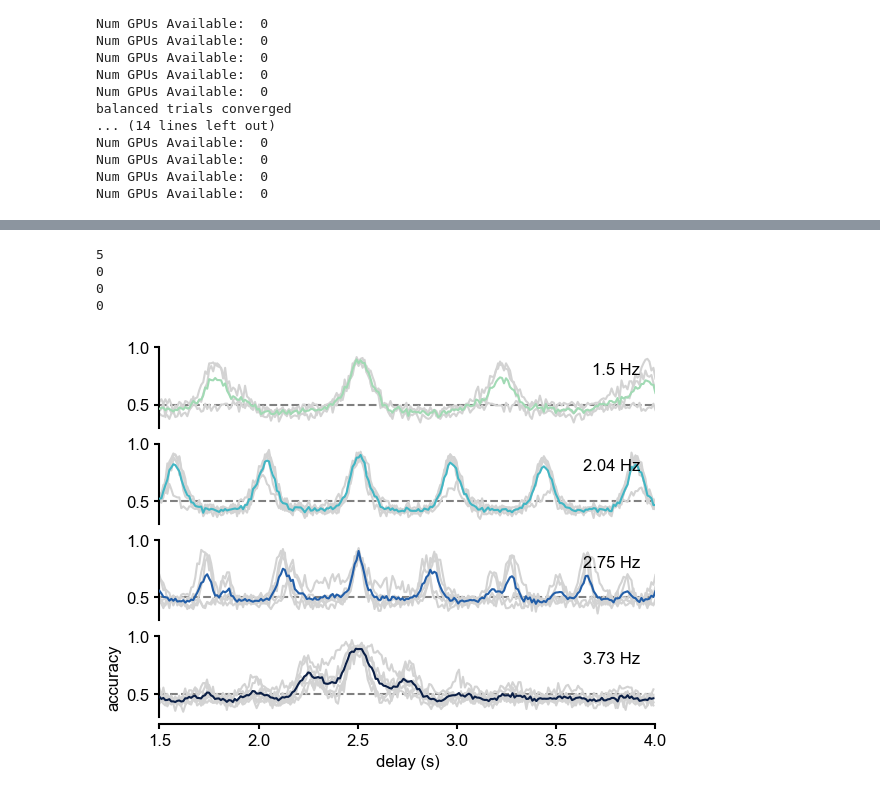
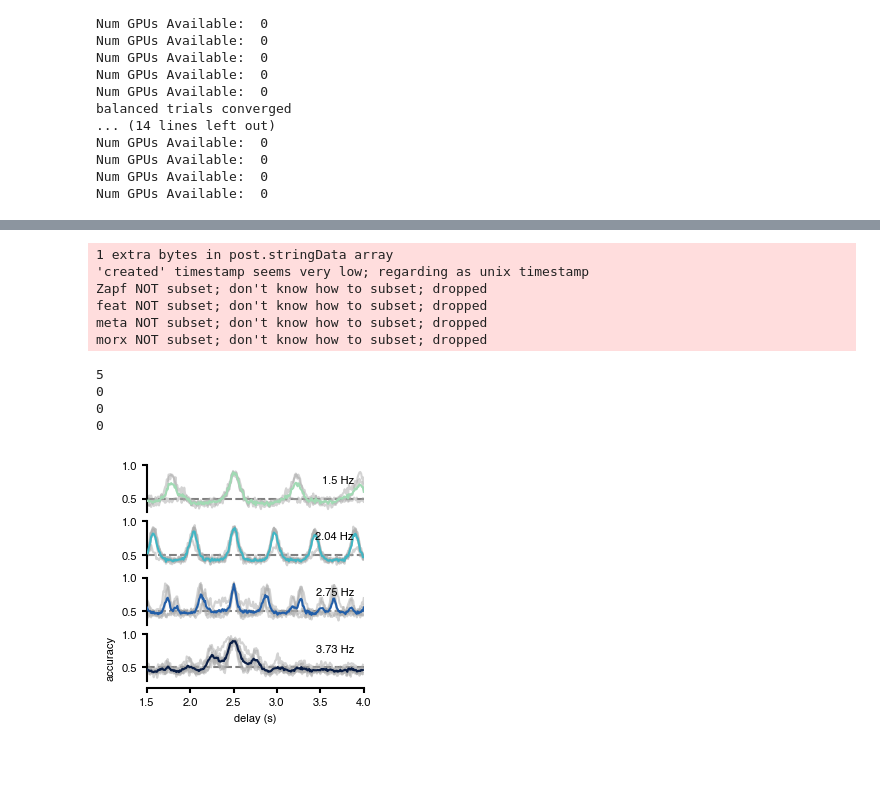
Before and after one commit to mackelab/sequence-memory, a Jupyter notebook: rnn_model/generate_figures/fig_rand_delay_acc.ipynb, the cells around one changed output, grey strips where cells are left out. Cells and saved outputs as stored; diff of their text form; code cells hidden in the pictures; blank space fills up the shorter version.

Commit message:
broken axis plot perm

```diff
--- a/rnn_model/generate_figures/fig_rand_delay_acc.ipynb
+++ b/rnn_model/generate_figures/fig_rand_delay_acc.ipynb
@@ -185,36 +185,43 @@ import matplotlib.pyplot as plt
 # %%
 data =["accs15.npy","accs20.npy","accs27.npy","accs37.npy"]
 freqs=[1.5,2.04,2.75,3.73]
-fig,axs = plt.subplots(4)
+fig,axs = plt.subplots(4,figsize=(2.8,2.8))
+lwm=.5
 for i in range(4):
     dat = np.load(data[i])
-    axs[i].plot(delays/100,dat.T,color='lightgrey',alpha=1)
+    axs[i].plot(delays/100,dat.T,color='darkgrey',alpha=.5)
     axs[i].plot(delays/100,np.mean(dat,axis=0).T,color=pltcolors_alt[i],zorder=10)
-    axs[i].plot(delays/100,np.mean(dat,axis=0).T,color=pltcolors_alt[i],zorder=10,alpha=0,label=str(freqs[i]) + " Hz")
+    axs[i].plot(delays/100,np.mean(dat,axis=0).T,color=pltcolors_alt[i],zorder=10,alpha=0,label=str(freqs[i]) + " Hz",lw = lwm)
 
     axs[i].axhline(0.5,color='grey',zorder=-10,ls='--')
     axs[i].set_ylim(0.3,1)
     axs[i].set_xlim(delays[0]/100,delays[-1]/100)
     axs[i].spines['bottom'].set_position(('outward',5))
     #axs[i].spines['left'].set_position(('outward', 3))
     if i<3:
         axs[i].spines["bottom"].set_visible(False)
         axs[i].set_xticks([])
     else:
         axs[i].set_xticks(np.arange(1.5,4.01,0.5))
 
     print(len(accs_over_models[i]))
-axs[0].legend().set_zorder(102)
-axs[1].legend().set_zorder(102)
-axs[2].legend().set_zorder(102)
-axs[3].legend().set_zorder(102)
+axs[0].legend(loc=1).set_zorder(102)
+axs[1].legend(loc=1).set_zorder(102)
+axs[2].legend(loc=1).set_zorder(102)
+axs[3].legend(loc=1).set_zorder(102)
 
 plt.xlabel("delay (s)")
 plt.ylabel("accuracy")
-plt.savefig("../figures/acc.png",facecolor='white')
+plt.savefig("../figures/acc.pdf",facecolor='white')
 # %% [output]
-5
-0
-0
-0
+1 extra bytes in post.stringData array
+'created' timestamp seems very low; regarding as unix timestamp
+Zapf NOT subset; don't know how to subset; dropped
+feat NOT subset; don't know how to subset; dropped
+meta NOT subset; don't know how to subset; dropped
+morx NOT subset; don't know how to subset; dropped
+5
+0
+0
+0
-[figure, old version]
+[figure, new version]
```
Also changed, not shown: parts of 4 cells of this notebook, 4 other files.
